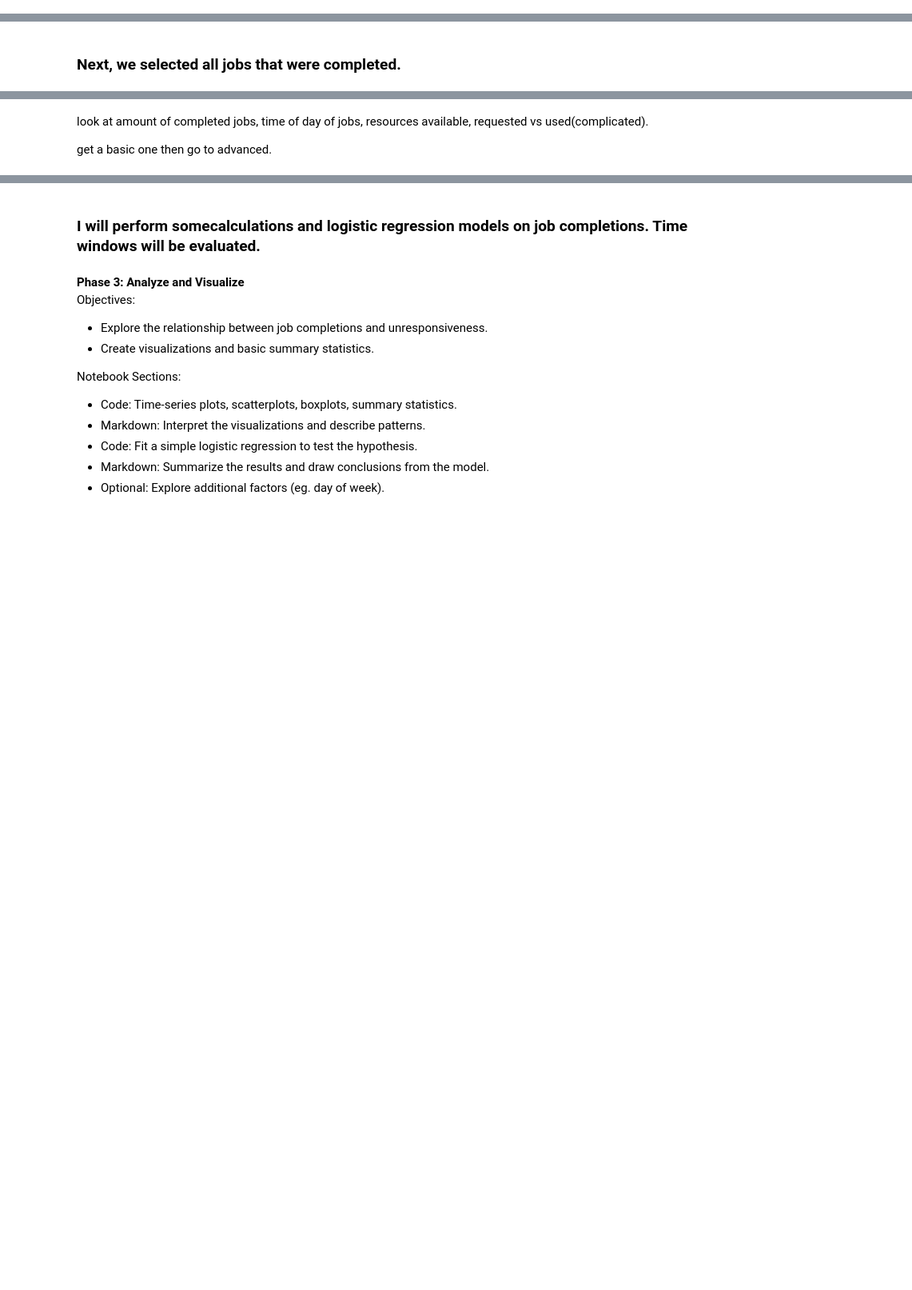
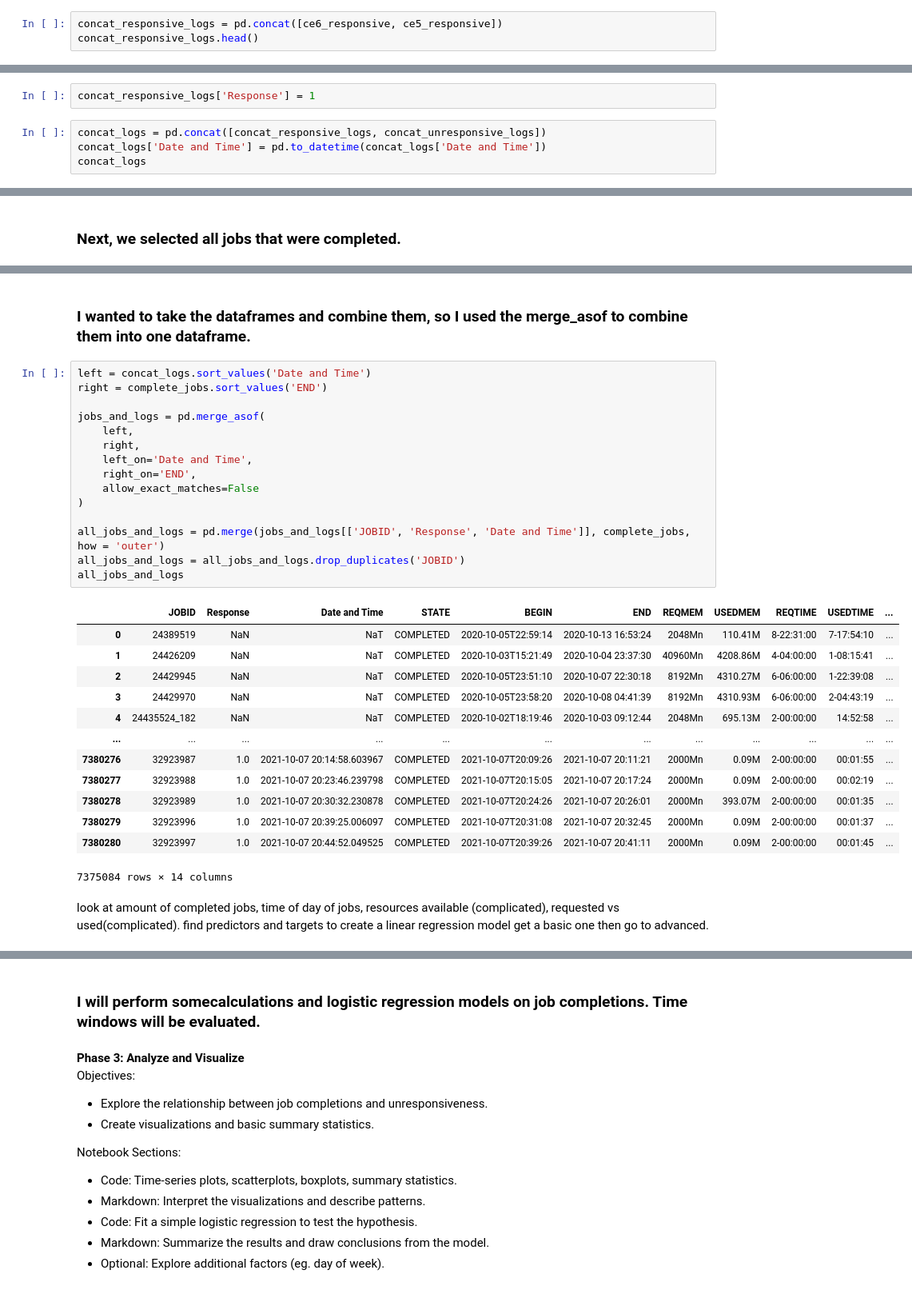
Before and after one commit to nss-data-science-cohort-9/accre-joshwtacker, a Jupyter notebook: notebooks/accre_JT.ipynb, the cells around one changed output, grey strips where cells are left out. Shown at 80% size. Drawn from its saved outputs; the diff is of its cells as text; blank space fills up the shorter version.

```diff
--- a/notebooks/accre_JT.ipynb
+++ b/notebooks/accre_JT.ipynb
@@ -131,0 +143,3 @@ concat_logs.head()
+# %%
+concat_responsive_logs = pd.concat([ce6_responsive, ce5_responsive])
+concat_responsive_logs.head()
@@ -131,0 +153,6 @@ concat_logs.head()
+# %%
+concat_responsive_logs['Response'] = 1
+# %%
+concat_logs = pd.concat([concat_responsive_logs, concat_unresponsive_logs])
+concat_logs['Date and Time'] = pd.to_datetime(concat_logs['Date and Time'])
+concat_logs
@@ -144,4 +198,35 @@ complete_jobs.head()
+# %% [markdown]
+### I wanted to take the dataframes and combine them, so I used the merge_asof to combine them into one dataframe.
+# %%
+left = concat_logs.sort_values('Date and Time')
+right = complete_jobs.sort_values('END')
+
+jobs_and_logs = pd.merge_asof(
+    left,
+    right,
+    left_on='Date and Time',
+    right_on='END',
+    allow_exact_matches=False
+)
+
+all_jobs_and_logs = pd.merge(jobs_and_logs[['JOBID', 'Response', 'Date and Time']], complete_jobs, how = 'outer')
+all_jobs_and_logs = all_jobs_and_logs.drop_duplicates('JOBID')
+all_jobs_and_logs
+# %% [output]
+|  | JOBID | Response | Date and Time | STATE | BEGIN | END | REQMEM | USEDMEM | REQTIME | USEDTIME | ... |
+| 0 | 24389519 | NaN | NaT | COMPLETED | 2020-10-05T22:59:14 | 2020-10-13 16:53:24 | 2048Mn | 110.41M | 8-22:31:00 | 7-17:54:10 | ... |
+| 1 | 24426209 | NaN | NaT | COMPLETED | 2020-10-03T15:21:49 | 2020-10-04 23:37:30 | 40960Mn | 4208.86M | 4-04:00:00 | 1-08:15:41 | ... |
+| 2 | 24429945 | NaN | NaT | COMPLETED | 2020-10-05T23:51:10 | 2020-10-07 22:30:18 | 8192Mn | 4310.27M | 6-06:00:00 | 1-22:39:08 | ... |
+| 3 | 24429970 | NaN | NaT | COMPLETED | 2020-10-05T23:58:20 | 2020-10-08 04:41:39 | 8192Mn | 4310.93M | 6-06:00:00 | 2-04:43:19 | ... |
+| 4 | 24435524_182 | NaN | NaT | COMPLETED | 2020-10-02T18:19:46 | 2020-10-03 09:12:44 | 2048Mn | 695.13M | 2-00:00:00 | 14:52:58 | ... |
+| ... | ... | ... | ... | ... | ... | ... | ... | ... | ... | ... | ... |
+| 7380276 | 32923987 | 1.0 | 2021-10-07 20:14:58.603967 | COMPLETED | 2021-10-07T20:09:26 | 2021-10-07 20:11:21 | 2000Mn | 0.09M | 2-00:00:00 | 00:01:55 | ... |
+| 7380277 | 32923988 | 1.0 | 2021-10-07 20:23:46.239798 | COMPLETED | 2021-10-07T20:15:05 | 2021-10-07 20:17:24 | 2000Mn | 0.09M | 2-00:00:00 | 00:02:19 | ... |
+| 7380278 | 32923989 | 1.0 | 2021-10-07 20:30:32.230878 | COMPLETED | 2021-10-07T20:24:26 | 2021-10-07 20:26:01 | 2000Mn | 393.07M | 2-00:00:00 | 00:01:35 | ... |
+| 7380279 | 32923996 | 1.0 | 2021-10-07 20:39:25.006097 | COMPLETED | 2021-10-07T20:31:08 | 2021-10-07 20:32:45 | 2000Mn | 0.09M | 2-00:00:00 | 00:01:37 | ... |
+| 7380280 | 32923997 | 1.0 | 2021-10-07 20:44:52.049525 | COMPLETED | 2021-10-07T20:39:26 | 2021-10-07 20:41:11 | 2000Mn | 0.09M | 2-00:00:00 | 00:01:45 | ... |
+7375084 rows × 14 columns
 # %% [markdown]
-look at amount of completed jobs, time of day of jobs, resources available, requested vs used(complicated).
-
+look at amount of completed jobs, time of day of jobs, resources available (complicated), requested vs used(complicated).
+find predictors and targets to create a linear regression model
 get a basic one then go to advanced.
```
Also changed, not shown: parts of 25 cells of this notebook.
